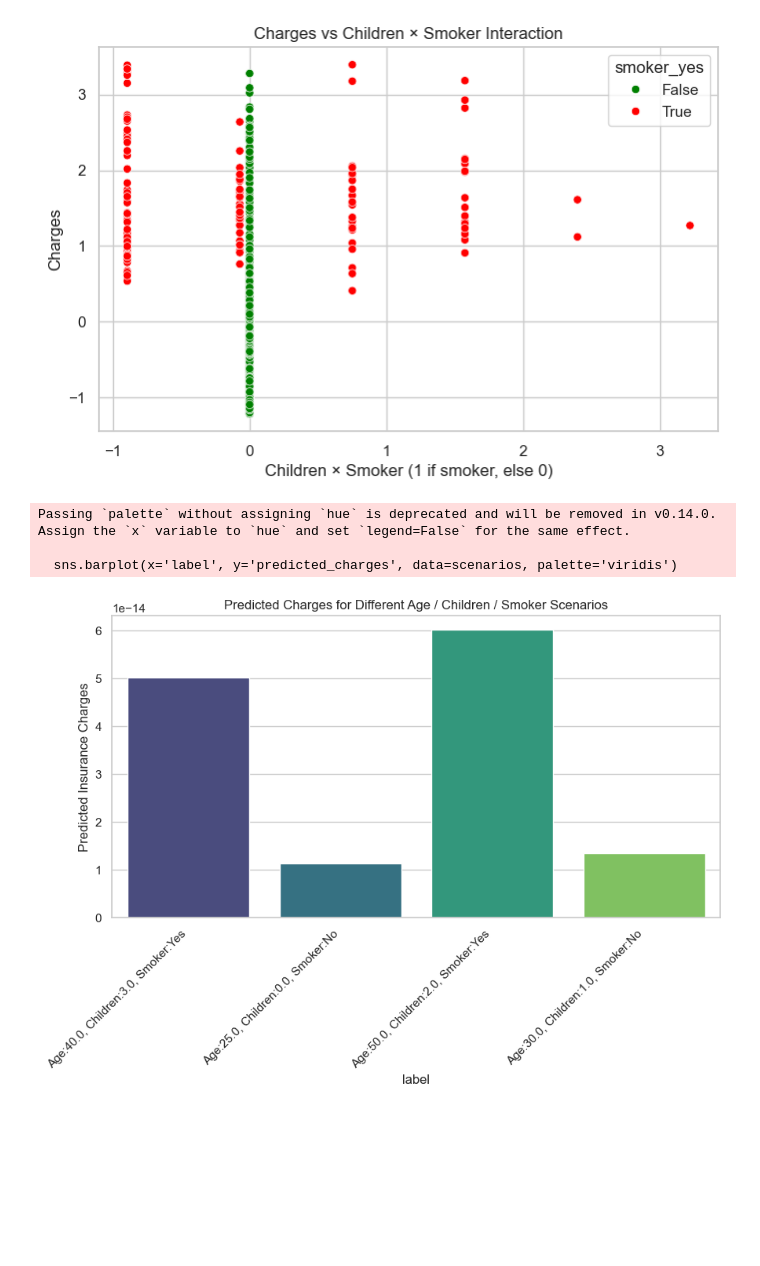
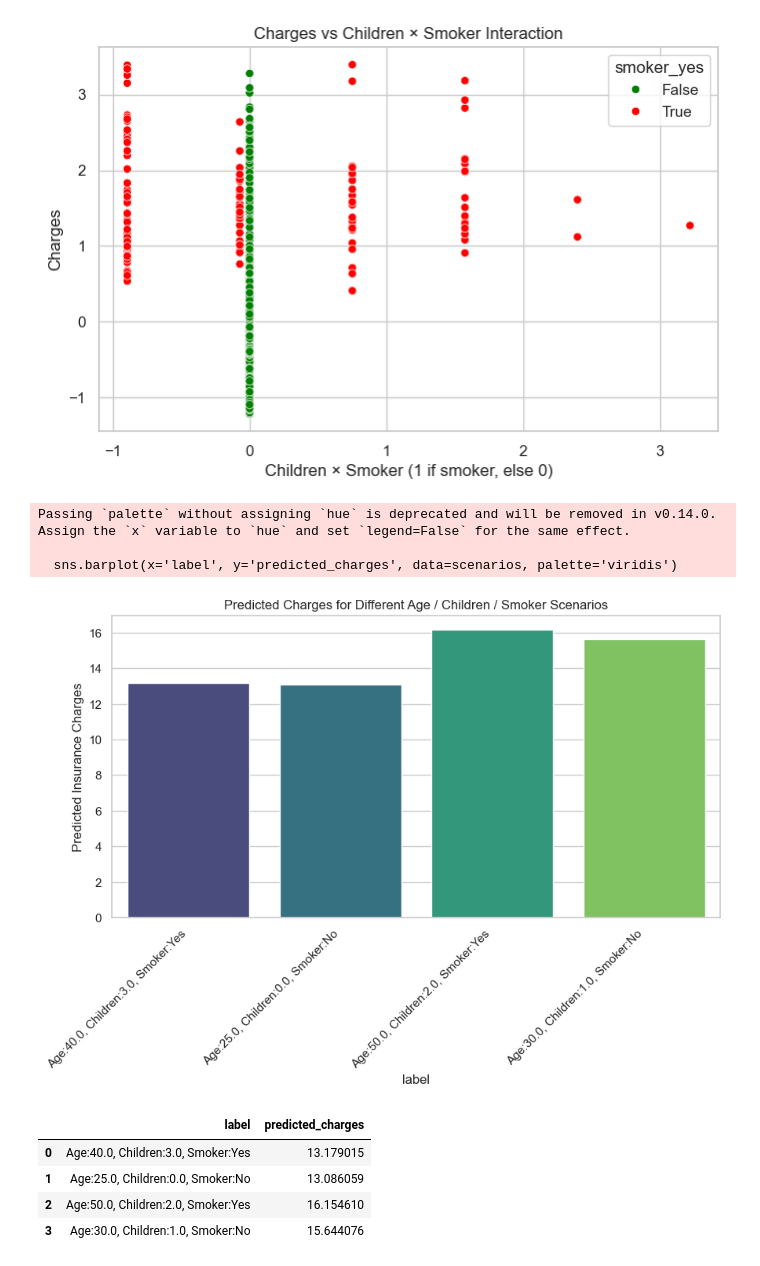
Before and after one commit to LFoster03/ml_regression_foster, a Jupyter notebook: regression_foster.ipynb, the cells around one changed output. Cells and saved outputs as stored; diff of their text form; code cells hidden in the pictures; blank space fills up the shorter version.

```diff
--- a/regression_foster.ipynb
+++ b/regression_foster.ipynb
@@ -830,57 +804,110 @@ import matplotlib.pyplot as plt
 import seaborn as sns
 from sklearn.preprocessing import StandardScaler
 
+# --------------------------
+# Ensure interaction features exist in main dataset
+# --------------------------
+df_encoded['age_smoker'] = df_encoded['age'] * df_encoded['smoker_yes']
+df_encoded['children_smoker'] = df_encoded['children'] * df_encoded['smoker_yes']
+df_encoded['age_children'] = df_encoded['age'] * df_encoded['children']
+
+interaction_features = ['age_smoker', 'children_smoker', 'age_children']
+numeric_features = ['age', 'bmi', 'children'] + interaction_features
+
+# --------------------------
+# Train/test split (assuming X, y defined as before)
+# --------------------------
+from sklearn.model_selection import train_test_split
+X = df_encoded[['age', 'bmi', 'children', 'sex_male', 'smoker_yes',
+                'region_northwest', 'region_southeast', 'region_southwest'] + interaction_features]
+y = df_encoded['charges']
+
+X_train, X_test, y_train, y_test = train_test_split(X, y, test_size=0.2, random_state=42)
+
+# --------------------------
+# Scale numeric features
+# --------------------------
+scaler_numeric = StandardScaler()
+X_train[numeric_features] = scaler_numeric.fit_transform(X_train[numeric_features])
+X_test[numeric_features] = scaler_numeric.transform(X_test[numeric_features])
+
+# --------------------------
+# Train linear regression model
+# --------------------------
+from sklearn.linear_model import LinearRegression
+model = LinearRegression()
+model.fit(X_train, y_train)
+
+# --------------------------
 # Define scenarios
+# --------------------------
 scenarios = pd.DataFrame({
     'age': [40, 25, 50, 30],
     'children': [3, 0, 2, 1],
-    'bmi': [28, 25, 30, 27],          # example BMI values
-    'sex_male': [1, 0, 1, 0],         # male=1, female=0
-    'smoker_yes': [1, 0, 1, 0],       # smoker=1, non-smoker=0
+    'bmi': [28, 25, 30, 27],
+    'sex_male': [1, 0, 1, 0],
+    'smoker_yes': [1, 0, 1, 0],
     'region_northwest': [0, 0, 1, 0],
     'region_southeast': [1, 1, 0, 1],
     'region_southwest': [0, 0, 0, 0]
 })
 
-# Interaction features (if used in your model)
+# --------------------------
+# Create interaction features in scenarios
+# --------------------------
 scenarios['age_smoker'] = scenarios['age'] * scenarios['smoker_yes']
 scenarios['children_smoker'] = scenarios['children'] * scenarios['smoker_yes']
 scenarios['age_children'] = scenarios['age'] * scenarios['children']
 
-# Scale numeric features that were used in training
-numeric_features = ['age', 'bmi', 'children', 'age_smoker', 'children_smoker', 'age_children']
-scaler_pred = StandardScaler()
-scaler_pred.fit(df_encoded[numeric_features])  # fit on training data
+# --------------------------
+# Scale numeric features in scenarios
+# --------------------------
 scenarios_scaled = scenarios.copy()
-scenarios_scaled[numeric_features] = scaler_pred.transform(scenarios[numeric_features])
+scenarios_scaled[numeric_features] = scaler_numeric.transform(scenarios_scaled[numeric_features])
 
-# Ensure all columns exist and are in the same order as training X
+# --------------------------
+# Add missing dummy columns
+# --------------------------
 for col in X.columns:
     if col not in scenarios_scaled.columns:
         scenarios_scaled[col] = 0
 scenarios_scaled = scenarios_scaled[X.columns]
 
+# --------------------------
 # Predict charges
+# --------------------------
 predicted_charges = model.predict(scenarios_scaled)
 scenarios['predicted_charges'] = predicted_charges
 
-# Create descriptive labels for each scenario
+# --------------------------
+# Create descriptive labels
+# --------------------------
 scenarios['label'] = scenarios.apply(
     lambda row: f"Age:{row['age']}, Children:{row['children']}, Smoker:{'Yes' if row['smoker_yes']==1 else 'No'}",
     axis=1
 )
 
-# Visualize with descriptive labels
+# --------------------------
+# Plot results
+# --------------------------
 plt.figure(figsize=(10,5))
 sns.barplot(x='label', y='predicted_charges', data=scenarios, palette='viridis')
 plt.xticks(rotation=45, ha='right')
 plt.ylabel("Predicted Insurance Charges")
 plt.title("Predicted Charges for Different Age / Children / Smoker Scenarios")
 plt.show()
+
+# Optional: Display numeric predictions
+scenarios[['label', 'predicted_charges']]
 # %% [output]
 Passing `palette` without assigning `hue` is deprecated and will be removed in v0.14.0. Assign the `x` variable to `hue` and set `legend=False` for the same effect.
 
   sns.barplot(x='label', y='predicted_charges', data=scenarios, palette='viridis')
-[figure, old version]
+[figure, new version]
+|  | label | predicted_charges |
+| 0 | Age:40.0, Children:3.0, Smoker:Yes | 13.179015 |
+| 1 | Age:25.0, Children:0.0, Smoker:No | 13.086059 |
+| 2 | Age:50.0, Children:2.0, Smoker:Yes | 16.154610 |
+| 3 | Age:30.0, Children:1.0, Smoker:No | 15.644076 |
 # %% [markdown]
 ## Reflection:
```
Also changed, not shown: parts of 8 cells of this notebook, 1 other file.
